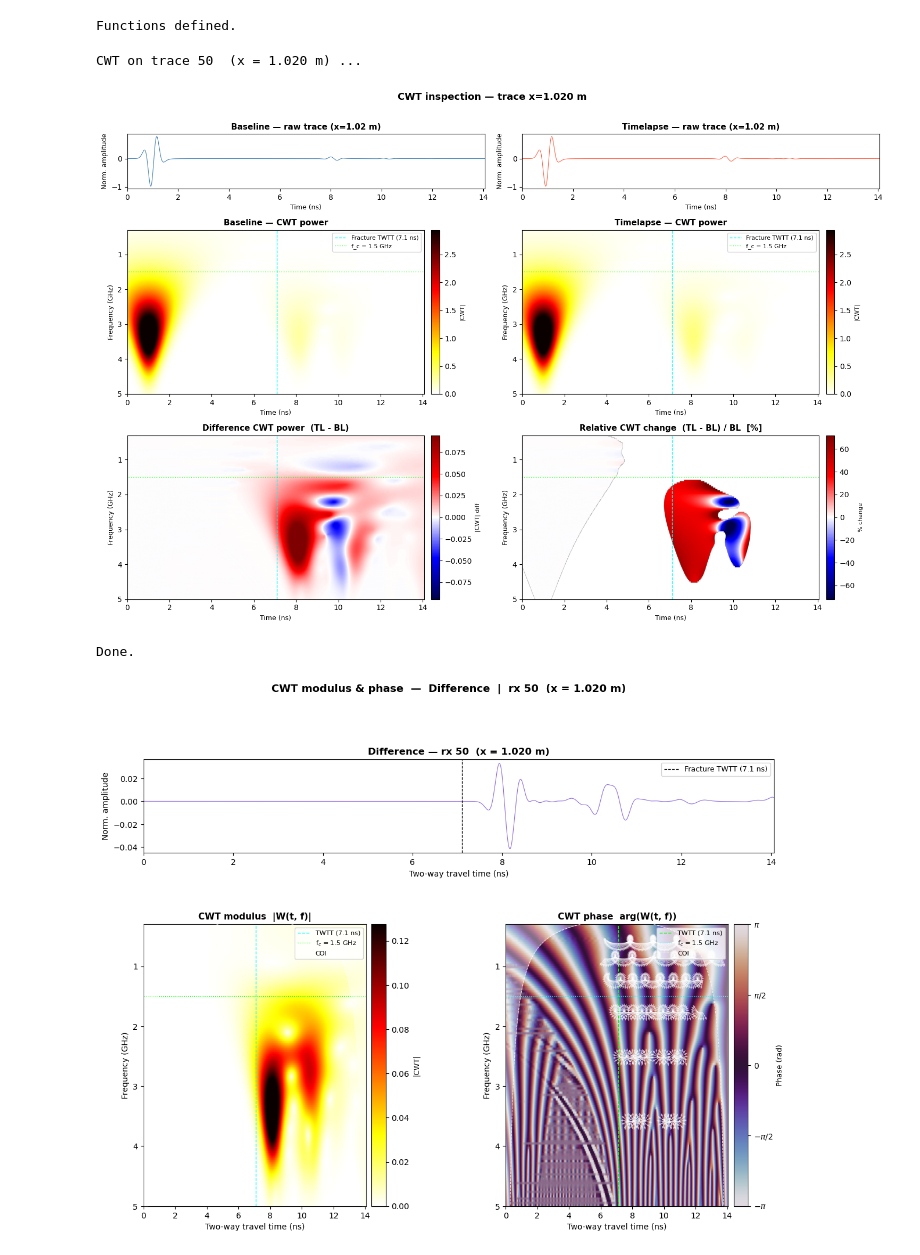
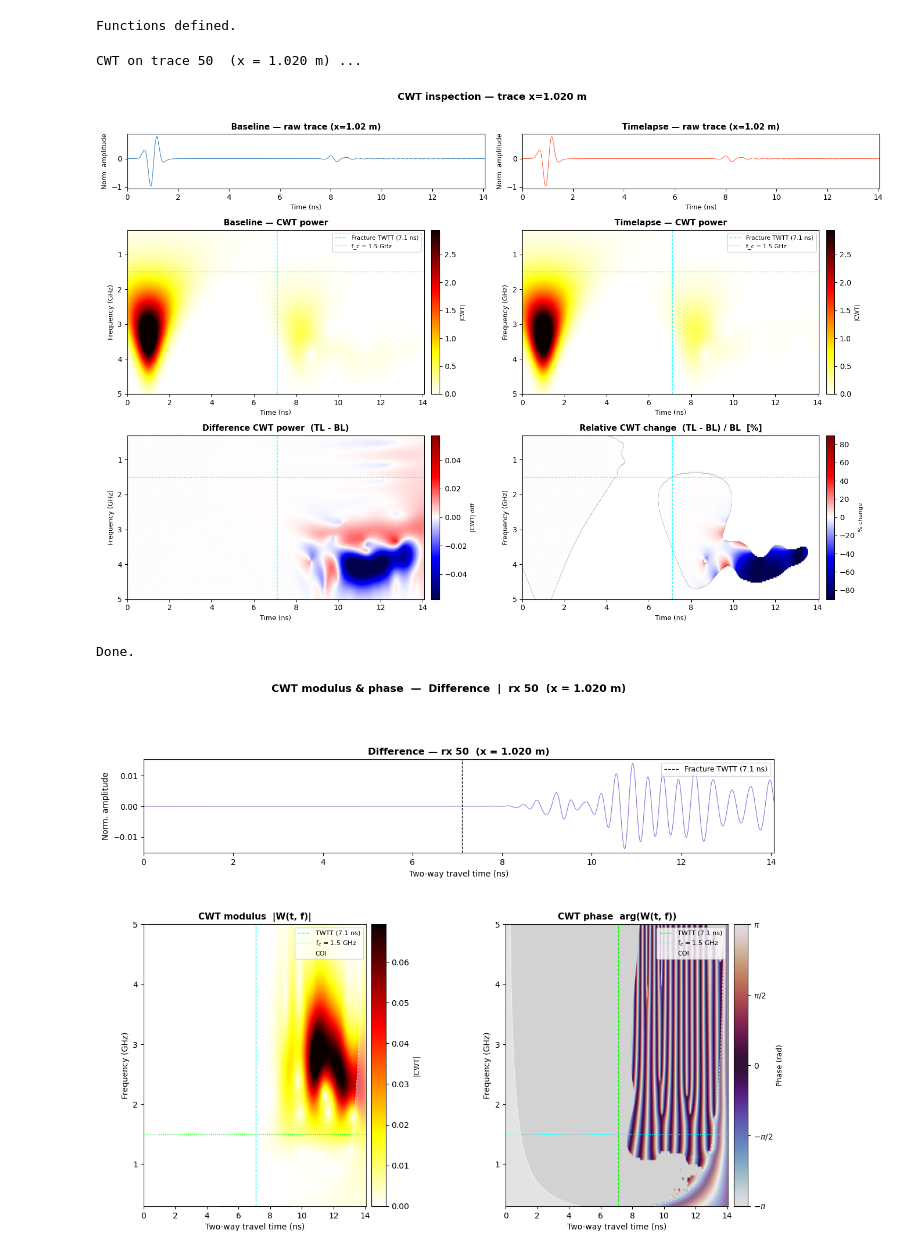
Before and after one commit to ConnervanK/Thesiss, a Jupyter notebook: TimeLapse_Notebooks/Phase_Analysis_Experiment.ipynb, the cells around one changed output. Saved outputs shown, nothing was run; the diff lists cells and outputs as text; code cells hidden in the pictures.

```diff
--- a/TimeLapse_Notebooks/Phase_Analysis_Experiment.ipynb
+++ b/TimeLapse_Notebooks/Phase_Analysis_Experiment.ipynb
@@ -7,7 +7,7 @@ from pathlib import Path
 # ── Paths (mirror visualisation.ipynb convention) ──────────────────────────
 NOTEBOOK_DIR  = Path().resolve()
 file_prefix   = ""          # set to match inputfile_generator prefix, e.g. "fracture_10cm"
-output_subdir = "Experiment_1"          # set to match run_experiment --subdir, e.g. "run_01"
+output_subdir = "Experiment_3"          # set to match run_experiment --subdir, e.g. "run_01"
 
 def _stem(suffix):
     return f"{file_prefix}_{suffix}" if file_prefix else suffix
@@ -319,7 +319,7 @@ plt.show()
 print("Done.")
 # %% [output]
 CWT on trace 50  (x = 1.020 m) ...
-[figure, old version]
+[figure, new version]
 Done.
 # %%
 # Cell 5 — CWT modulus & phase: selectable trace and dataset
@@ -381,7 +381,7 @@ def plot_cwt_modulus_phase(
     dataset : {'baseline', 'timelapse', 'difference'}
         Which B-scan to draw the trace from.
     n_freqs : int
-        Number of frequency bins (log-spaced).
+        Number of frequency bins.
     freq_min_hz, freq_max_hz : float
         Frequency range for the CWT [Hz].
     wavelet : str
@@ -415,12 +415,17 @@ def plot_cwt_modulus_phase(
     rx_x  = rx_positions[trace_idx]
 
     # ── CWT ──────────────────────────────────────────────────────────────────
-    freqs_hz = np.geomspace(freq_min_hz, freq_max_hz, n_freqs)
+    # Linear spacing needed for imshow (otherwise features skew vertically)
+    freqs_hz = np.linspace(freq_min_hz, freq_max_hz, n_freqs)
     scales   = pywt.frequency2scale(wavelet, freqs_hz * dt_s)
     cwt, _   = pywt.cwt(trace, scales, wavelet, sampling_period=dt_s)
 
     modulus = np.abs(cwt)
     phase   = np.angle(cwt)           # wrapped phase in (-pi, pi]
+
+    # Mask numerical noise in phase where signal energy is very low
+    phase_masked = np.copy(phase)
+    phase_masked[modulus < 0.01 * modulus.max()] = np.nan
 
     # ── Layout ───────────────────────────────────────────────────────────────
     fig = plt.figure(figsize=(14, 10))
@@ -429,7 +434,8 @@ def plot_cwt_modulus_phase(
     ax_mod   = fig.add_subplot(gs[1, 0])
     ax_ph    = fig.add_subplot(gs[1, 1])
 
-    extent = [time_ns[0], time_ns[-1], freqs_hz[-1] / 1e9, freqs_hz[0] / 1e9]
+    # Origin='lower' implies [t_min, t_max, f_min, f_max] extent
+    extent = [time_ns[0], time_ns[-1], freqs_hz[0] / 1e9, freqs_hz[-1] / 1e9]
     t_frac = fracture_depth / c_ice * 2 * 1e9    # fracture two-way travel time [ns]
 
     # ── Raw trace ─────────────────────────────────────────────────────────────
@@ -446,7 +452,7 @@ def plot_cwt_modulus_phase(
 
     # ── Modulus scalogram ─────────────────────────────────────────────────────
     vmax = np.percentile(modulus, 99)
-    im_mod = ax_mod.imshow(modulus, aspect="auto", cmap=cmap_mod, origin="upper",
+    im_mod = ax_mod.imshow(modulus, aspect="auto", cmap=cmap_mod, origin="lower",
                            extent=extent, vmin=0, vmax=vmax)
     ax_mod.axvline(t_frac, color="cyan", linestyle="--", linewidth=1.0,
                    label=f"TWTT ({t_frac:.1f} ns)")
@@ -461,51 +467,58 @@ def plot_cwt_modulus_phase(
     fig.colorbar(im_mod, ax=ax_mod, pad=0.02).set_label("|CWT|", fontsize=9)
 
     # ── Phase scalogram ───────────────────────────────────────────────────────
-    im_ph = ax_ph.imshow(phase, aspect="auto", cmap=cmap_phase, origin="upper",
+    # We use a gray background for NaN values (noise)
+    cmap_ph_copy = plt.get_cmap(cmap_phase).copy()
+    cmap_ph_copy.set_bad(color='lightgray')
+
+    im_ph = ax_ph.imshow(phase_masked, aspect="auto", cmap=cmap_ph_copy, origin="lower",
                          extent=extent, vmin=-np.pi, vmax=np.pi)
     ax_ph.axvline(t_frac, color="lime", linestyle="--", linewidth=1.0,
                   label=f"TWTT ({t_frac:.1f} ns)")
     ax_ph.axhline(f_central / 1e9, color="cyan", linestyle=":", linewidth=0.9,
                   label=f"f$_c$ = {f_central/1e9:.1f} GHz")
     if show_coi:
         _add_coi(ax_ph, freqs_hz, time_ns, alpha=coi_alpha)
     ax_ph.legend(fontsize=8, loc="upper right")
     ax_ph.set_title("CWT phase  arg(W(t, f))", fontsize=11, weight="bold")
     ax_ph.set_xlabel("Two-way travel time (ns)", fontsize=10)
     ax_ph.set_ylabel("Frequency (GHz)", fontsize=10)
     cbar_ph = fig.colorbar(im_ph, ax=ax_ph, pad=0.02)
     cbar_ph.set_label("Phase (rad)", fontsize=9)
     cbar_ph.set_ticks([-np.pi, -np.pi / 2, 0, np.pi / 2, np.pi])
     cbar_ph.set_ticklabels([r"$-\pi$", r"$-\pi/2$", "0", r"$\pi/2$", r"$\pi$"])
 
-    # ── Phase arrows (Grinsted et al. style) — drawn above COI overlay ────────
-    if show_phase_arrows:
-        t_sub   = np.arange(0, phase.shape[1], arrow_stride)
-        f_sub   = np.arange(0, phase.shape[0], arrow_stride)
-        ph_sub  = phase[np.ix_(f_sub, t_sub)]
-        mod_sub = modulus[np.ix_(f_sub, t_sub)]
-        sig     = mod_sub > 0.05 * modulus.max()   # suppress arrows in noise
-        U = np.where(sig, np.cos(ph_sub), np.nan)
-        V = np.where(sig, np.sin(ph_sub), np.nan)
-        T_q, F_q = np.meshgrid(time_ns[t_sub], freqs_hz[f_sub] / 1e9)
-        ax_ph.quiver(T_q, F_q, U, V, scale=25, headwidth=3, headlength=4,
-                     color="white", alpha=0.65, width=0.003, zorder=5)
+    # # ── Phase arrows (Grinsted et al. style) — drawn above COI overlay ────────
+    # if show_phase_arrows:
+    #     t_sub   = np.arange(0, phase.shape[1], arrow_stride)
+    #     f_sub   = np.arange(0, phase.shape[0], arrow_stride)
+    #     ph_sub  = phase[np.ix_(f_sub, t_sub)]
+    #     mod_sub = modulus[np.ix_(f_sub, t_sub)]
+    #     sig     = mod_sub > 0.05 * modulus.max()   # suppress arrows in noise
+    #     T_q, F_q = np.meshgrid(time_ns[t_sub], freqs_hz[f_sub] / 1e9)
+    #     T_q_sig = T_q[sig]
+    #     F_q_sig = F_q[sig]
+    #     U_sig = np.cos(ph_sub[sig])
+    #     V_sig = np.sin(ph_sub[sig])
+
+    #     ax_ph.quiver(T_q_sig, F_q_sig, U_sig, V_sig, scale=40, headwidth=2.5,
+    #                  headlength=3.5, color="white", alpha=0.9, width=0.002, pivot='mid', zorder=5)
 
     fig.suptitle(
         f"CWT modulus & phase  —  {ds_label}  |  rx {trace_idx}  (x = {rx_x:.3f} m)",
         fontsize=13, weight="bold", y=1.01,
     )
     plt.show()
     return fig
 
 
 # ── Configure and run ────────────────────────────────────────────────────────
 TRACE_IDX_CWT  = len(rx_positions) // 2   # centre receiver; change to inspect others
 DATASET_SELECT = "difference"               # 'baseline', 'timelapse', or 'difference'
 
 fig = plot_cwt_modulus_phase(TRACE_IDX_CWT, dataset=DATASET_SELECT)
 # %% [output]
-[figure, old version]
+[figure, new version]
 # %%
 # ─────────────────────────────────────────────────────────────────────────────
 # Cell 6 — Cross-Wavelet Transform (XWT): Baseline ↔ Timelapse phase analysis
```
Also changed, not shown: parts of 3 cells of this notebook, 3 other files.
